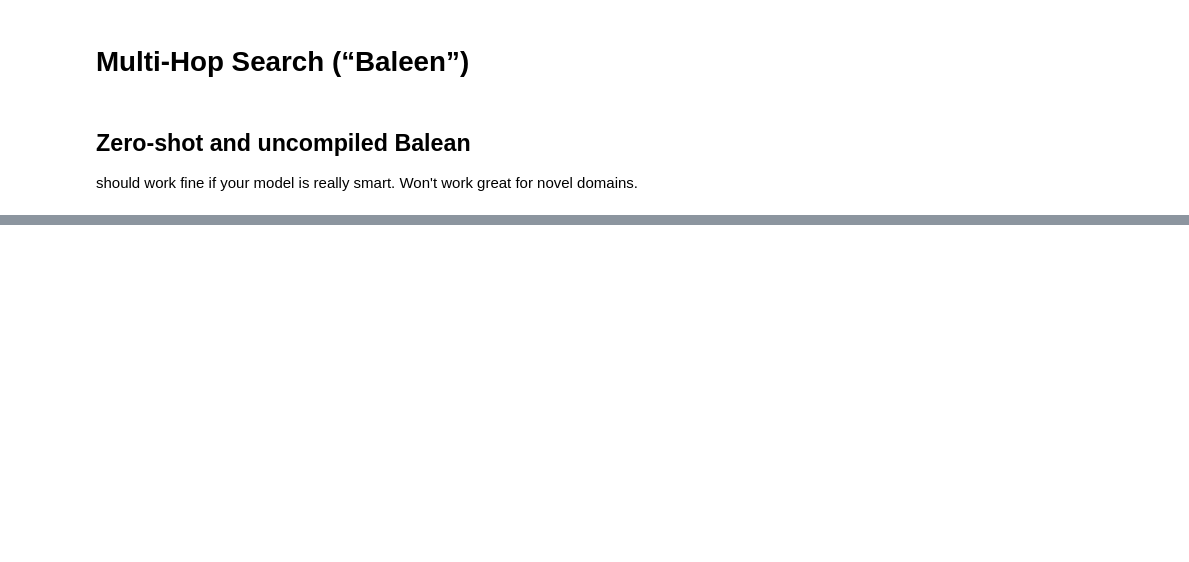
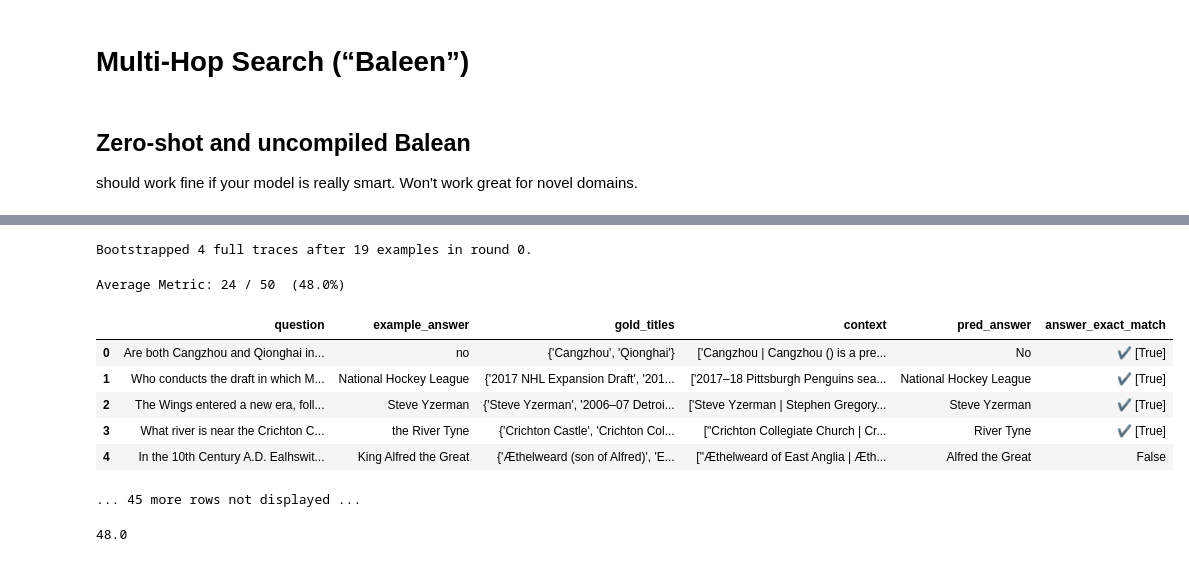
Before and after one commit to taitsmp/dspy-playground, a Jupyter notebook: intro.ipynb, the cells around one changed output, grey strips where cells are left out. Cells and saved outputs as stored; diff of their text form; code cells hidden in the pictures; blank space fills up the shorter version.

```diff
--- a/intro.ipynb
+++ b/intro.ipynb
@@ -445,0 +487,26 @@ print(f"Retrieved Contexts (truncated): {[c[:200] + '...' for c in pred.context]
+# %%
+teleprompter = BootstrapFewShot(metric=validate_context_and_answer_and_hops)
+compiled_baleen = teleprompter.compile(SimplifiedBaleen(), teacher=SimplifiedBaleen(passages_per_hop=2), trainset=trainset)
+# %% [output]
+Bootstrapped 4 full traces after 19 examples in round 0.
+# %%
+# I skipped retrieval eval above but need to add it now to compare Balean implementations.
+
+from dspy.evaluate.evaluate import Evaluate
+
+# Set up the `evaluate_on_hotpotqa` function. We'll use this many times below.
+evaluate_on_hotpotqa = Evaluate(devset=devset, num_threads=1, display_progress=True, display_table=5)
+
+# Evaluate the `compiled_rag` program with the `answer_exact_match` metric.
+metric = dspy.evaluate.answer_exact_match
+evaluate_on_hotpotqa(compiled_rag, metric=metric)
+# %% [output]
+Average Metric: 24 / 50  (48.0%)
+|  | question | example_answer | gold_titles | context | pred_answer | answer_exact_match |
+| 0 | Are both Cangzhou and Qionghai in... | no | {'Cangzhou', 'Qionghai'} | ['Cangzhou | Cangzhou () is a pre... | No | ✔️ [True] |
+| 1 | Who conducts the draft in which M... | National Hockey League | {'2017 NHL Expansion Draft', '201... | ['2017–18 Pittsburgh Penguins sea... | National Hockey League | ✔️ [True] |
+| 2 | The Wings entered a new era, foll... | Steve Yzerman | {'Steve Yzerman', '2006–07 Detroi... | ['Steve Yzerman | Stephen Gregory... | Steve Yzerman | ✔️ [True] |
+| 3 | What river is near the Crichton C... | the River Tyne | {'Crichton Castle', 'Crichton Col... | ["Crichton Collegiate Church | Cr... | River Tyne | ✔️ [True] |
+| 4 | In the 10th Century A.D. Ealhswit... | King Alfred the Great | {'Æthelweard (son of Alfred)', 'E... | ["Æthelweard of East Anglia | Æth... | Alfred the Great | False |
+... 45 more rows not displayed ...
+48.0
```
Also changed, not shown: parts of 11 cells of this notebook.
